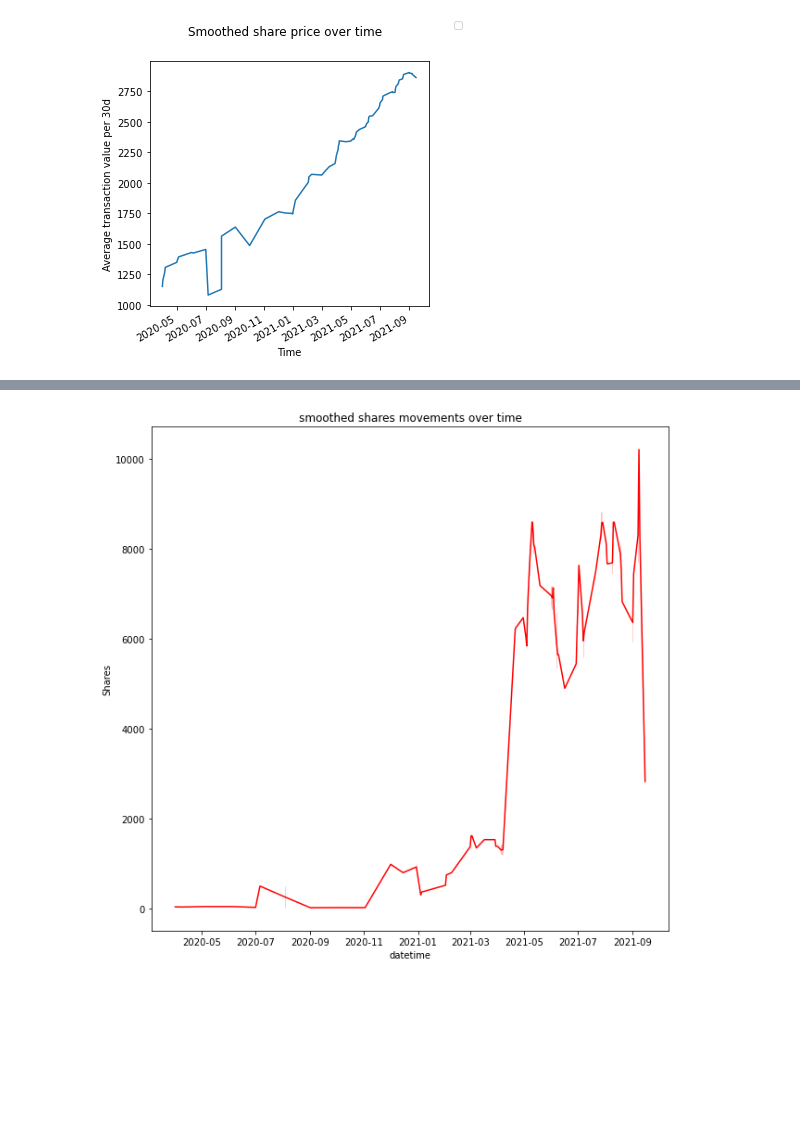
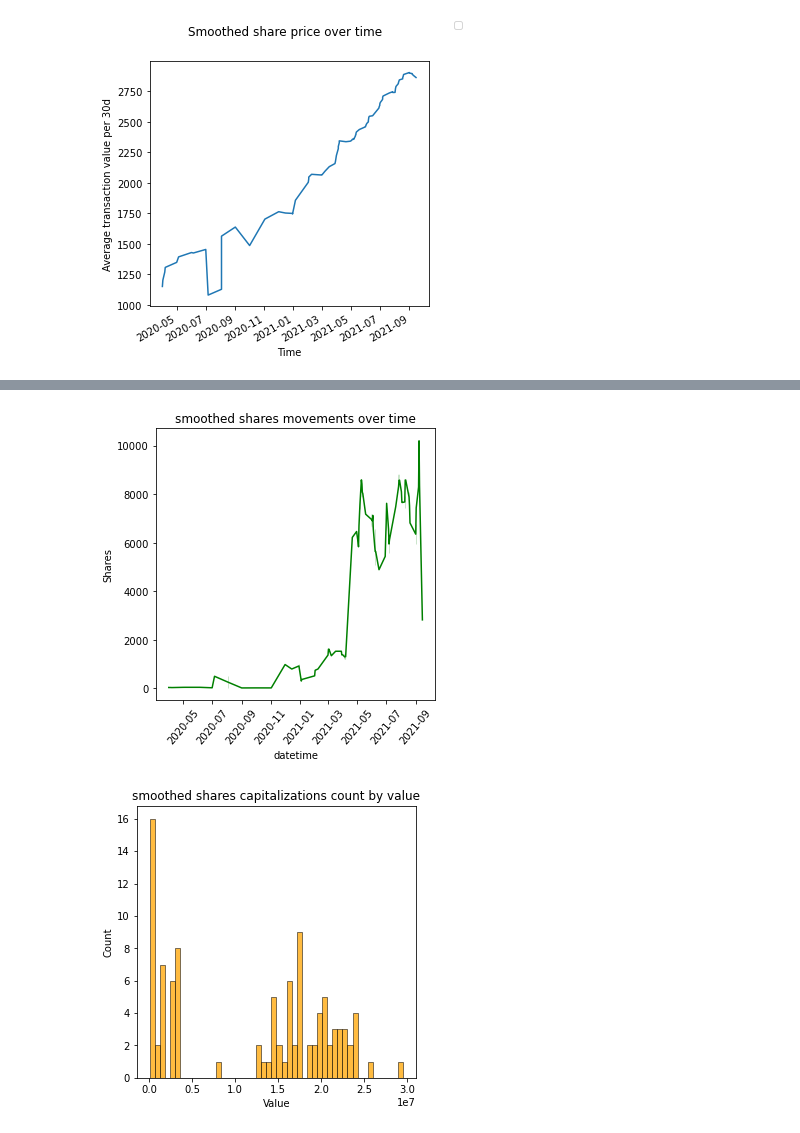
Before and after one commit to IX-Swap/data-science, a Jupyter notebook: fast_shares_analysis.ipynb, the cells around one changed output, grey strips where cells are left out. Drawn from its saved outputs; the diff is of its cells as text; code cells hidden in the pictures; blank space fills up the shorter version.

Commit message:
writing shares analysis conclusions

```diff
--- a/fast_shares_analysis.ipynb
+++ b/fast_shares_analysis.ipynb
@@ -361,8 +351,17 @@ plt.show()
 # %%
-plt.figure(figsize=(10, 10))
-sns.lineplot(data=smooth_google_df, x='datetime', y='Shares', color='red').set_title(
+plt.figure(figsize=(5, 5))
+sns.lineplot(data=smooth_google_df, x='datetime', y='Shares', color='green').set_title(
     'smoothed shares movements over time'
     )
+plt.xticks(rotation=50)
 plt.show()
 # %% [output]
-[figure, old version]
+[figure, new version]
+# %%
+plt.figure(figsize=(5, 5))
+sns.histplot(data=smooth_google_df, x='Value', color='orange', bins=50).set_title(
+    'smoothed shares capitalizations count by value'
+    )
+plt.show()
+# %% [output]
+[figure, added]
```
Also changed, not shown: parts of 42 cells of this notebook.
